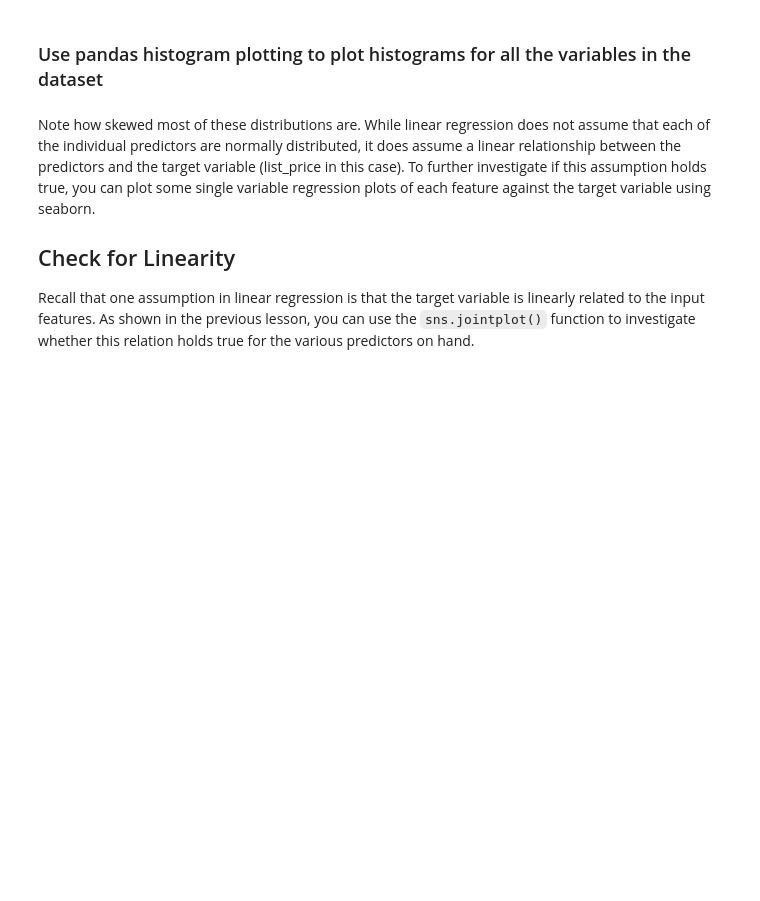
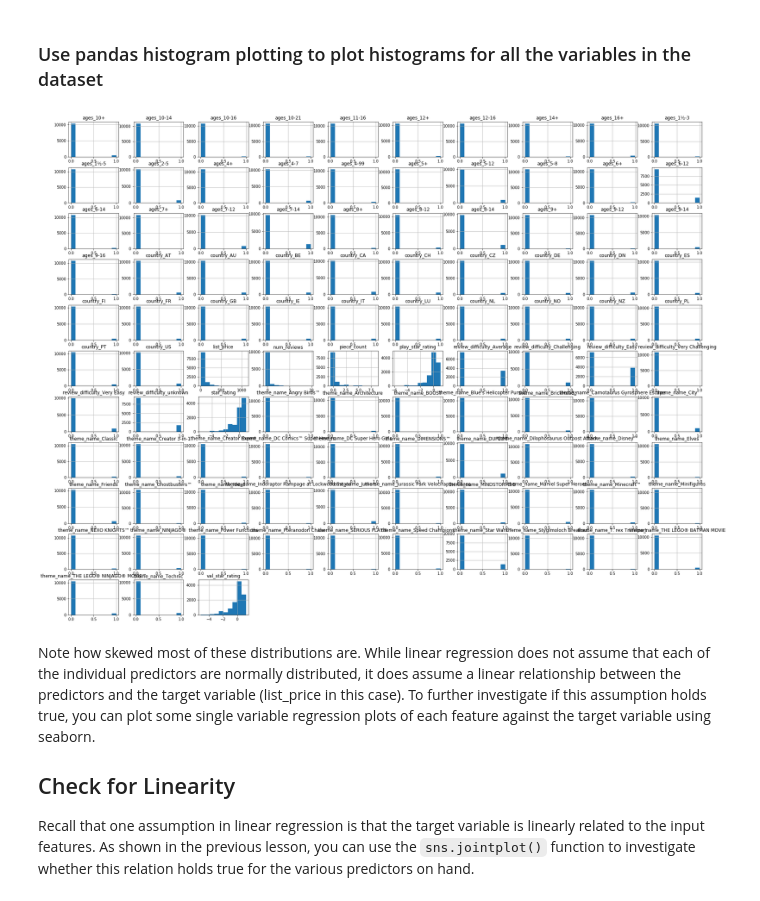
Before and after one commit to BSHaidar/dsc-exploring-your-data-lab-dc-ds-career-042219, a Jupyter notebook: index.ipynb, the cells around one changed output. Cells and saved outputs as stored; diff of their text form; code cells hidden in the pictures; blank space fills up the shorter version.

```diff
--- a/index.ipynb
+++ b/index.ipynb
@@ -42,9 +42,11 @@ df.describe()
 # %%
 #Your code here
 import matplotlib.pyplot as plt
 %matplotlib inline
-df.hist(figsize=(20,18))
+df.hist(figsize=(30,24))
 plt.show()
+# %% [output]
+[figure, added]
 # %% [markdown]
 Note how skewed most of these distributions are. While linear regression does not assume that each of the individual predictors are normally distributed, it does assume a linear relationship between the predictors and the target variable (list_price in this case). To further investigate if this assumption holds true, you can plot some single variable regression plots of each feature against the target variable using seaborn.
 
```
